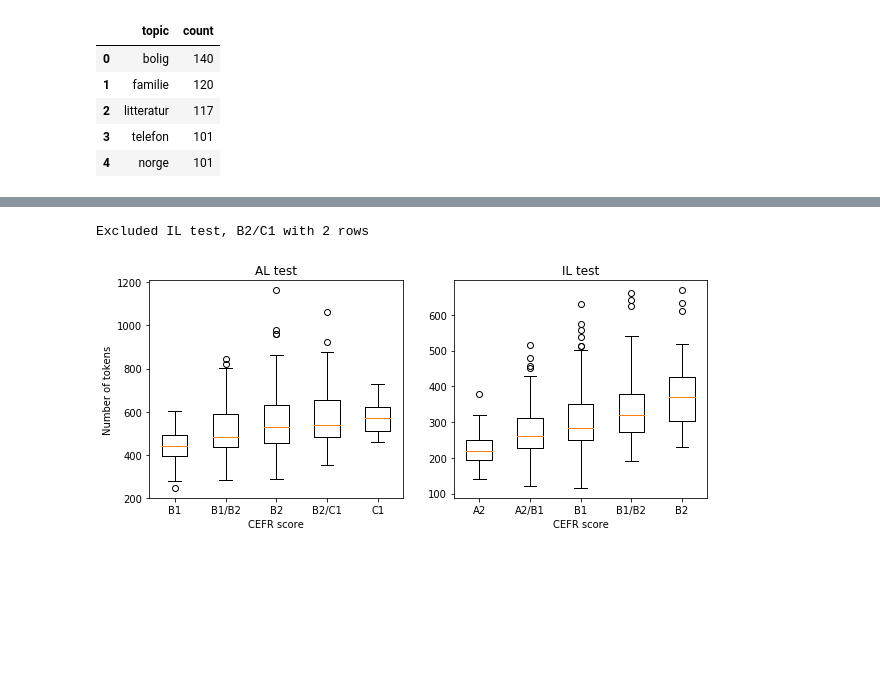
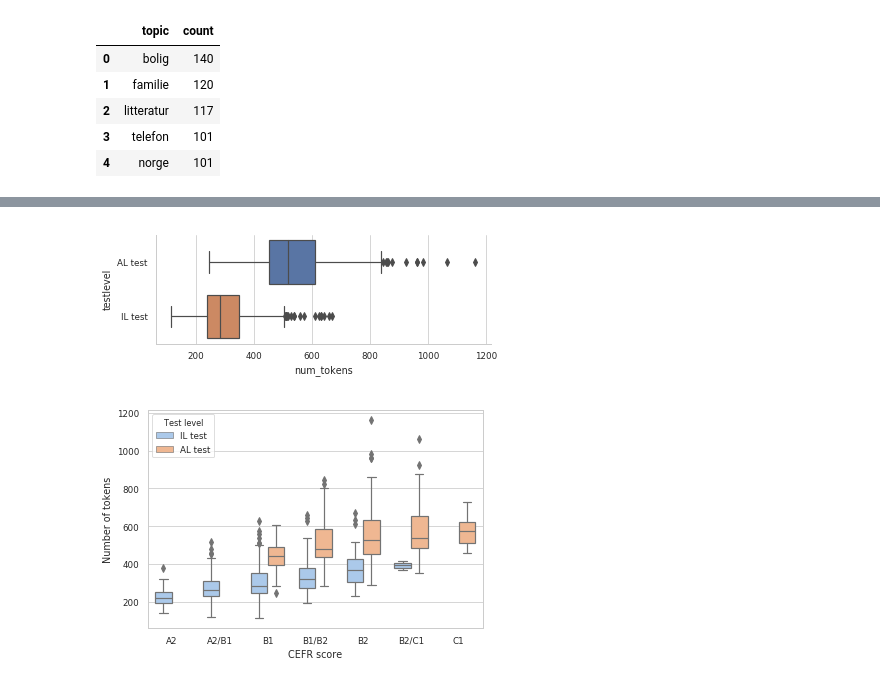
Before and after one commit to PhyloStar/NorskASK, a Jupyter notebook: notebooks/Analyze metadata.ipynb, the cells around one changed output, grey strips where cells are left out. Drawn from its saved outputs; the diff is of its cells as text; code cells hidden in the pictures; blank space fills up the shorter version.

```diff
--- a/notebooks/Analyze metadata.ipynb
+++ b/notebooks/Analyze metadata.ipynb
@@ -184,20 +177,19 @@ plt.gcf().set_size_inches(6, 2)
-# %%
-fig, axes = plt.subplots(1, 2)
-fig.set_size_inches(10, 4)
-for axis, testlevel in zip(axes, df.testlevel.unique()):
-    document_lengths = []
-    series_names = []
-    for name, group in df[df.testlevel == testlevel].groupby('cefr'):
-        if len(group) < 10:
-            print("Excluded %s, %s with %d rows" % (testlevel, name, len(group)))
-            continue
-        series_names.append(name)
-        document_lengths.append(group.num_tokens.values)
-    axis.boxplot(document_lengths, vert=True, labels=series_names)
-    axis.set_title(testlevel)
-    axis.set_xlabel('CEFR score')
-axes[0].set_ylabel('Number of tokens');
-# plt.savefig('testlevel_lengths_per_cefr.pdf', bbox_inches='tight')
-# %% [output]
-Excluded IL test, B2/C1 with 2 rows
-[figure, removed]
+# %%
+with sns.plotting_context('paper'):
+    sns.set_style('whitegrid')
+    sns.boxplot(x='num_tokens', y='testlevel', data=df)
+    sns.despine()
+    plt.gcf().set_size_inches(6, 2)
+# %% [output]
+[figure, added]
+# %%
+sns.set_context('paper')
+sns.set_palette('pastel')
+order = sorted(df.cefr.unique())
+ax = sns.boxplot(x='cefr', y='num_tokens', hue='testlevel', data=df,
+                 order=order, hue_order=['IL test', 'AL test'], width=.7)
+ax.set(label='Test Level', ylabel='Number of tokens', xlabel='CEFR score')
+ax.get_legend().set(title='Test level')
+# plt.savefig(str(IMG_DIR / 'testlevel_lengths_per_cefr.pdf'), bbox_inches='tight')
+# %% [output]
+[figure, added]
```
Also changed, not shown: parts of 6 cells of this notebook, 5 other files.
